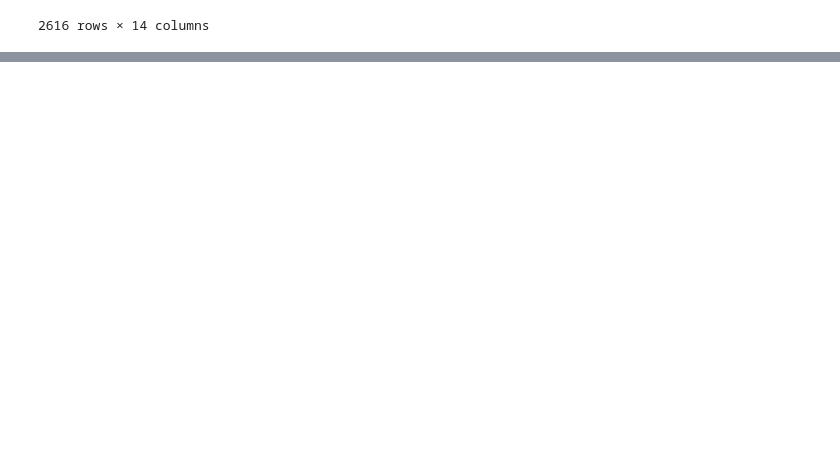
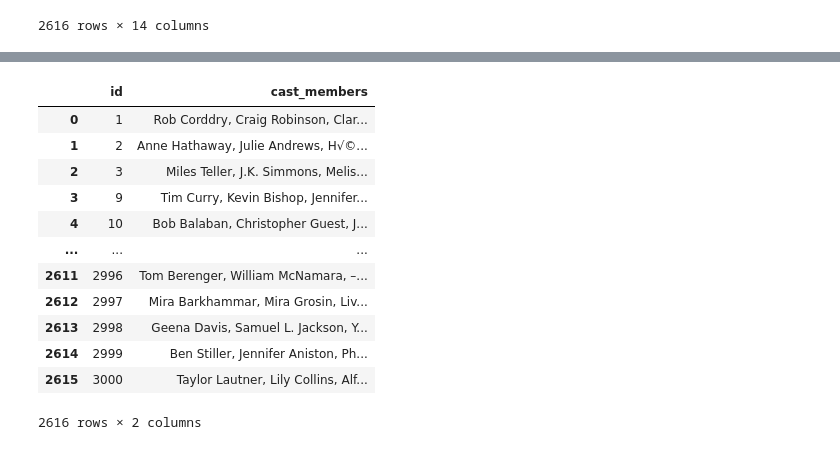
Before and after one commit to kendoll7/project_4, a Jupyter notebook: movies_etl.ipynb, the cells around one changed output, grey strips where cells are left out. Saved outputs shown, nothing was run; the diff lists cells and outputs as text; code cells hidden in the pictures; blank space fills up the shorter version.

```diff
--- a/movies_etl.ipynb
+++ b/movies_etl.ipynb
@@ -776,2 +873,24 @@ complete_movies_df_with_language
+# %%
+def concat_actors(row):
+    actors = [actor for actor in row[1:] if not pd.isna(actor)]
+    return ", ".join(actors) if actors else None
+
+actors_normalized_all['cast_members'] = actors_normalized_all.apply(concat_actors, axis=1)
+actors_normalized_all = actors_normalized_all.drop(["cast_member_1", "cast_member_2", "cast_member_3"], axis=1)
+actors_normalized_all
+# %% [output]
+|  | id | cast_members |
+| 0 | 1 | Rob Corddry, Craig Robinson, Clar... |
+| 1 | 2 | Anne Hathaway, Julie Andrews, H√©... |
+| 2 | 3 | Miles Teller, J.K. Simmons, Melis... |
+| 3 | 9 | Tim Curry, Kevin Bishop, Jennifer... |
+| 4 | 10 | Bob Balaban, Christopher Guest, J... |
+| ... | ... | ... |
+| 2611 | 2996 | Tom Berenger, William McNamara, –... |
+| 2612 | 2997 | Mira Barkhammar, Mira Grosin, Liv... |
+| 2613 | 2998 | Geena Davis, Samuel L. Jackson, Y... |
+| 2614 | 2999 | Ben Stiller, Jennifer Aniston, Ph... |
+| 2615 | 3000 | Taylor Lautner, Lily Collins, Alf... |
+2616 rows × 2 columns
 # %%
 complete_movies_df_clean_all.to_csv('clean_csvs/complete_movie_list.csv', index=False)
```
Also changed, not shown: parts of 6 cells of this notebook.
